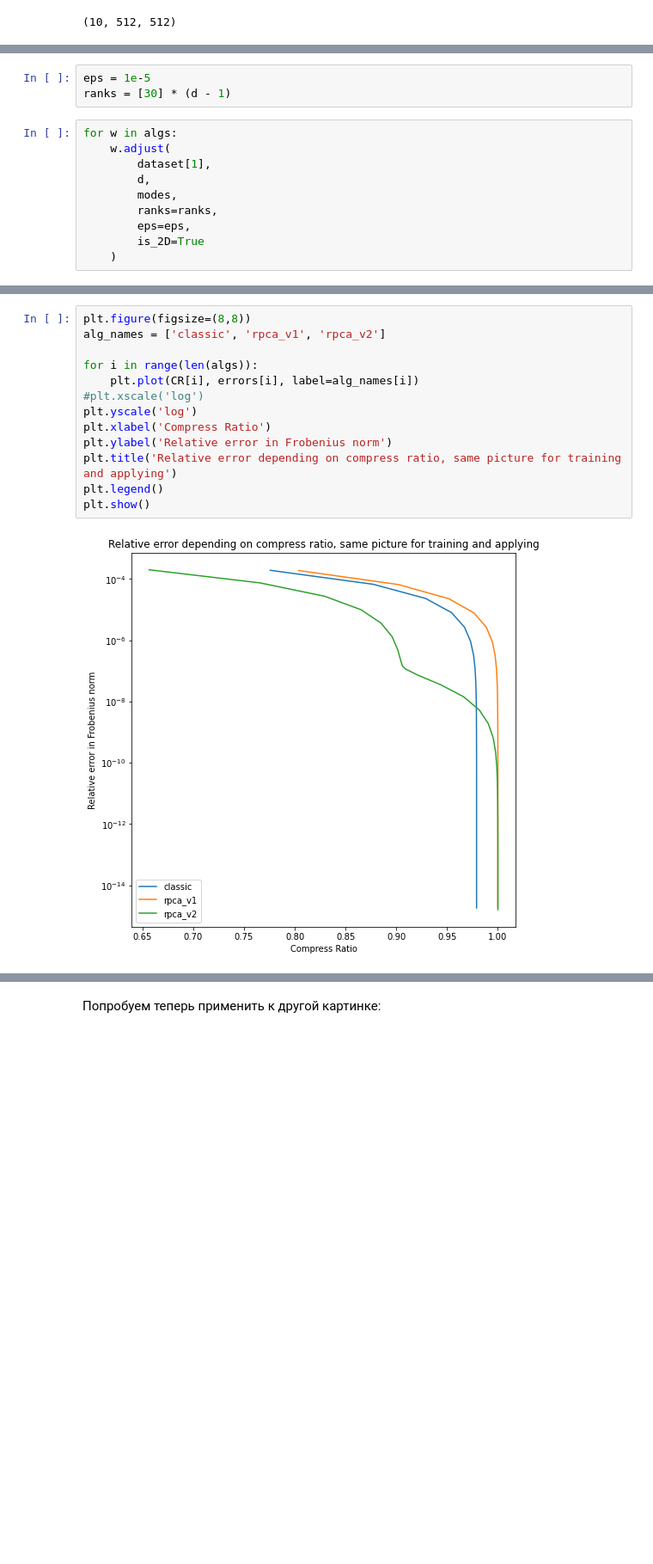
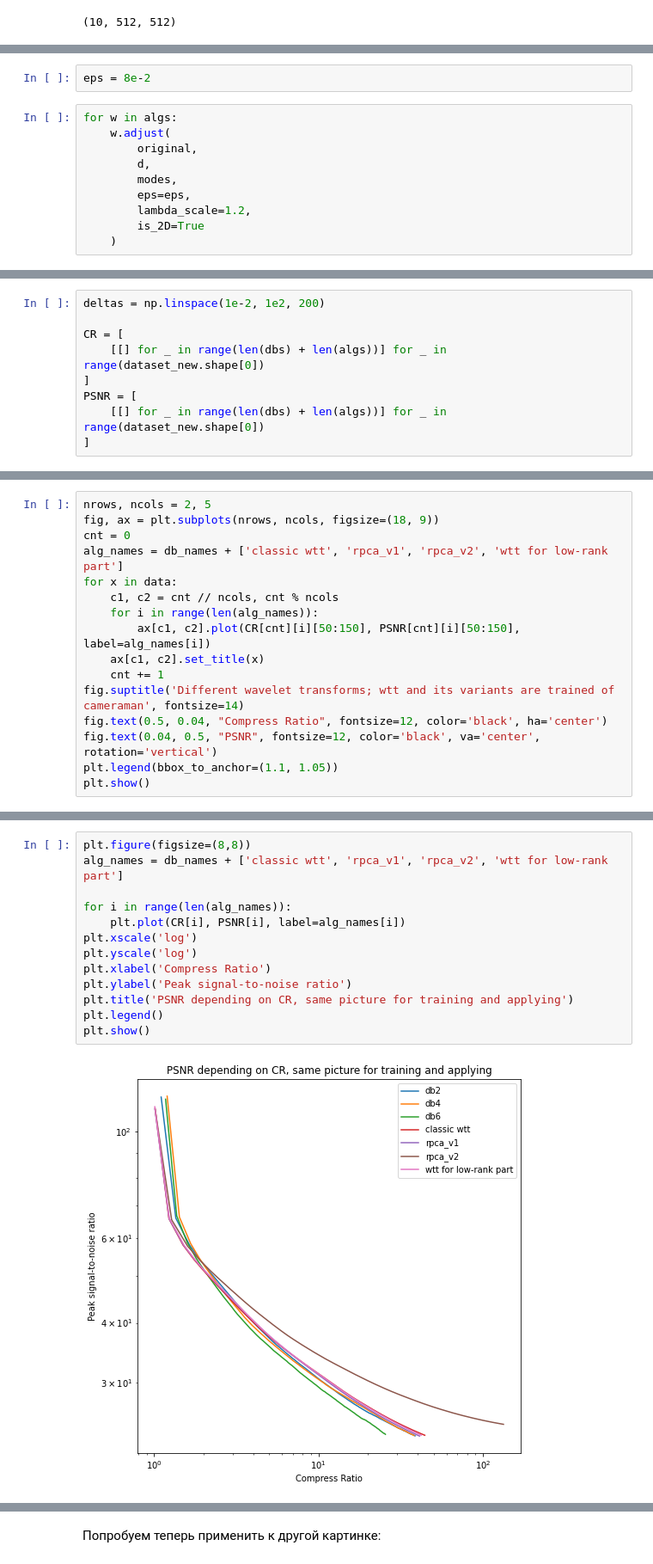
Before and after one commit to d1kolyadin/AMI_diploma, a Jupyter notebook: img tests wtt.ipynb, the cells around one changed output, grey strips where cells are left out. Shown at 86% size. Drawn from its saved outputs; the diff is of its cells as text; blank space fills up the shorter version.

```diff
--- a/img tests wtt.ipynb
+++ b/img tests wtt.ipynb
@@ -63,13 +94,12 @@ algs = [wtt_classic, wtt_rpca_1, wtt_rpca_2]
 # %%
-eps = 1e-5
-ranks = [30] * (d - 1)
+eps = 8e-2
 # %%
 for w in algs:
     w.adjust(
-        dataset[1],
+        original,
         d,
         modes,
-        ranks=ranks,
         eps=eps,
+        lambda_scale=1.2,
         is_2D=True
     )
@@ -78 +124,10 @@ for w in algs:
+# %%
+deltas = np.linspace(1e-2, 1e2, 200)
+
+CR = [
+    [[] for _ in range(len(dbs) + len(algs))] for _ in range(dataset_new.shape[0])
+]
+PSNR = [
+    [[] for _ in range(len(dbs) + len(algs))] for _ in range(dataset_new.shape[0])
+]
 # %%
@@ -97,0 +175,16 @@ for delta in deltas:
+# %%
+nrows, ncols = 2, 5
+fig, ax = plt.subplots(nrows, ncols, figsize=(18, 9))
+cnt = 0
+alg_names = db_names + ['classic wtt', 'rpca_v1', 'rpca_v2', 'wtt for low-rank part']
+for x in data:
+    c1, c2 = cnt // ncols, cnt % ncols
+    for i in range(len(alg_names)):
+        ax[c1, c2].plot(CR[cnt][i][50:150], PSNR[cnt][i][50:150], label=alg_names[i])
+    ax[c1, c2].set_title(x)
+    cnt += 1
+fig.suptitle('Different wavelet transforms; wtt and its variants are trained of cameraman', fontsize=14)
+fig.text(0.5, 0.04, "Compress Ratio", fontsize=12, color='black', ha='center')
+fig.text(0.04, 0.5, "PSNR", fontsize=12, color='black', va='center', rotation='vertical')
+plt.legend(bbox_to_anchor=(1.1, 1.05))
+plt.show()
@@ -98,15 +193,15 @@ for delta in deltas:
 # %%
 plt.figure(figsize=(8,8))
-alg_names = ['classic', 'rpca_v1', 'rpca_v2']
+alg_names = db_names + ['classic wtt', 'rpca_v1', 'rpca_v2', 'wtt for low-rank part']
 
-for i in range(len(algs)):
-    plt.plot(CR[i], errors[i], label=alg_names[i])
-#plt.xscale('log')
+for i in range(len(alg_names)):
+    plt.plot(CR[i], PSNR[i], label=alg_names[i])
+plt.xscale('log')
 plt.yscale('log')
 plt.xlabel('Compress Ratio')
-plt.ylabel('Relative error in Frobenius norm')
-plt.title('Relative error depending on compress ratio, same picture for training and applying')
+plt.ylabel('Peak signal-to-noise ratio')
+plt.title('PSNR depending on CR, same picture for training and applying')
 plt.legend()
 plt.show()
 # %% [output]
-[figure, old version]
+[figure, new version]
```
Also changed, not shown: parts of 21 cells of this notebook, 4 other files.
